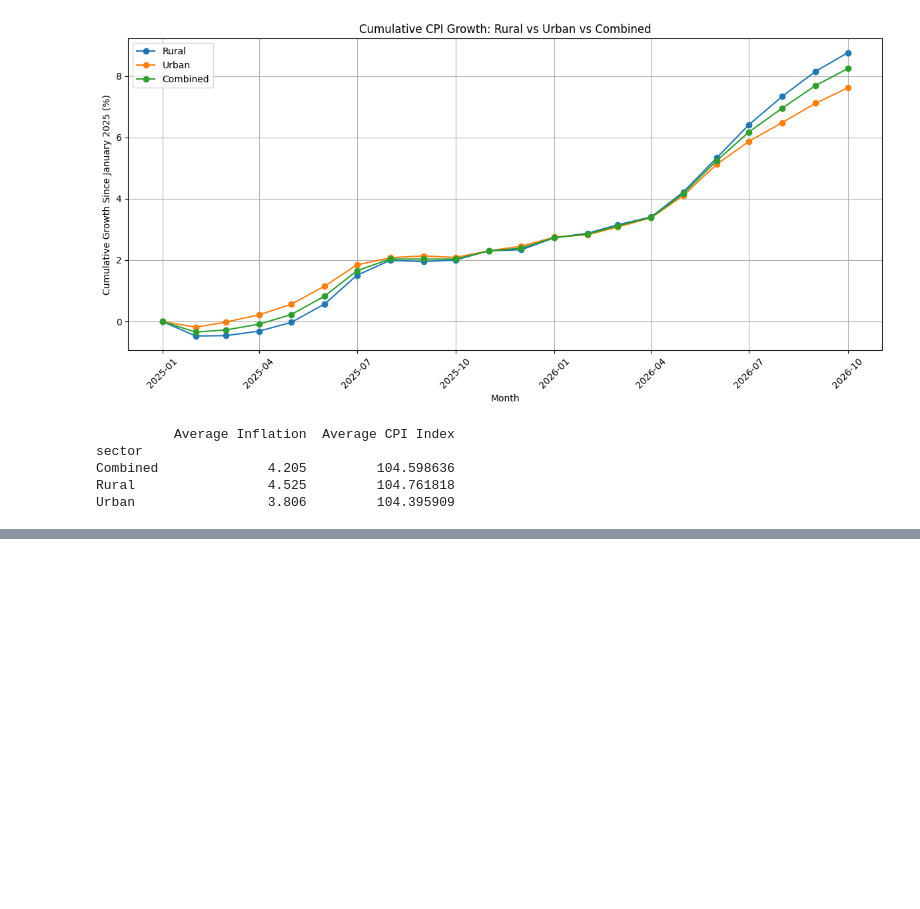
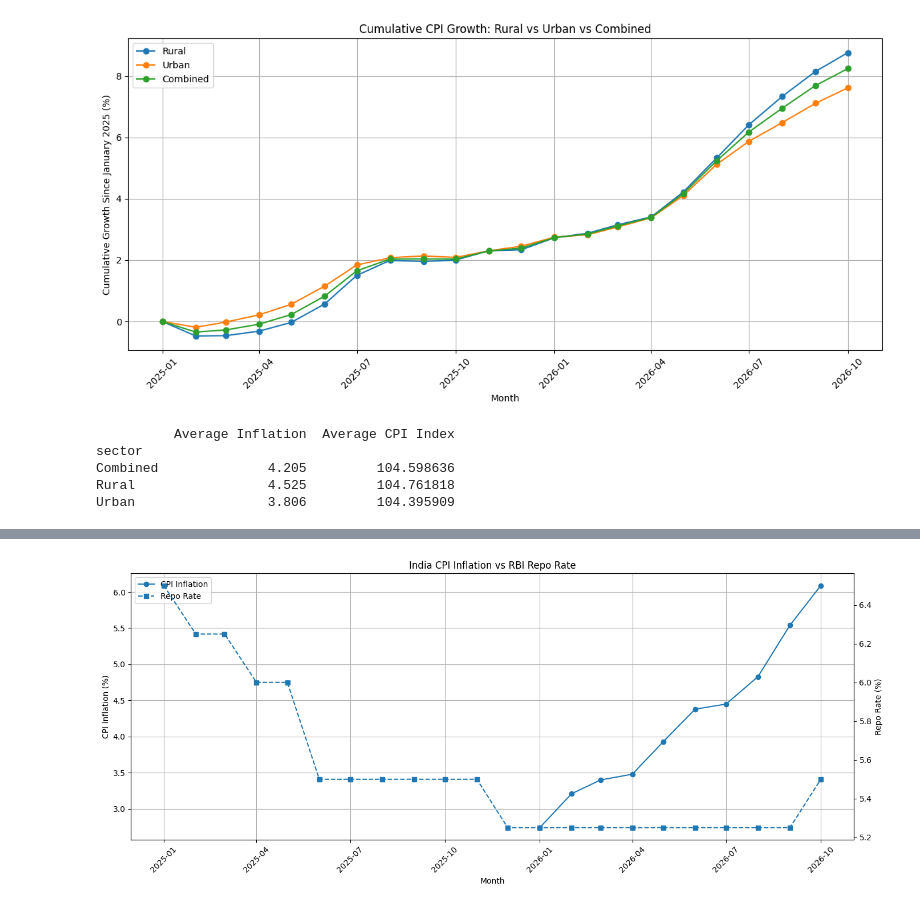
Before and after one commit to alwinbshaji/indian-economic-data-analysis-inflation-forecasting, a Jupyter notebook: Data_collection.ipynb, the cells around one changed output, grey strips where cells are left out. Cells and saved outputs as stored; diff of their text form; code cells hidden in the pictures; blank space fills up the shorter version.

```diff
--- a/Data_collection.ipynb
+++ b/Data_collection.ipynb
@@ -1446,0 +1618,19 @@ Column names:
+# %%
+# Calculate the difference between consecutive Repo Rates
+
+rbi_data['repo_rate_change'] = (
+    rbi_data['repo_rate'].diff()
+)
+
+# Extract only dates when the Repo Rate changed
+
+repo_changes = rbi_data[
+    rbi_data['repo_rate_change'].notna() &
+    (rbi_data['repo_rate_change'] != 0)
+][
+    ['effective_date', 'repo_rate', 'repo_rate_change']
+].copy()
+
+print("Total Repo Rate changes:", len(repo_changes))
+
+display(repo_changes)
@@ -1446,0 +1804,40 @@ Column names:
+# %%
+fig, ax1 = plt.subplots(figsize=(14, 6))
+
+# CPI inflation
+ax1.plot(
+    merged_data['date'],
+    merged_data['inflation'],
+    marker='o',
+    label='CPI Inflation'
+)
+
+ax1.set_xlabel('Month')
+ax1.set_ylabel('CPI Inflation (%)')
+ax1.tick_params(axis='x', rotation=45)
+ax1.grid(True)
+
+# Repo Rate on a second axis
+ax2 = ax1.twinx()
+
+ax2.plot(
+    merged_data['date'],
+    merged_data['repo_rate'],
+    marker='s',
+    linestyle='--',
+    label='Repo Rate'
+)
+
+ax2.set_ylabel('Repo Rate (%)')
+
+plt.title('India CPI Inflation vs RBI Repo Rate')
+
+lines1, labels1 = ax1.get_legend_handles_labels()
+lines2, labels2 = ax2.get_legend_handles_labels()
+
+ax1.legend(lines1 + lines2, labels1 + labels2, loc='upper left')
+
+plt.tight_layout()
+plt.show()
+# %% [output]
+[figure, added]
```
Also changed, not shown: parts of 12 cells of this notebook.
